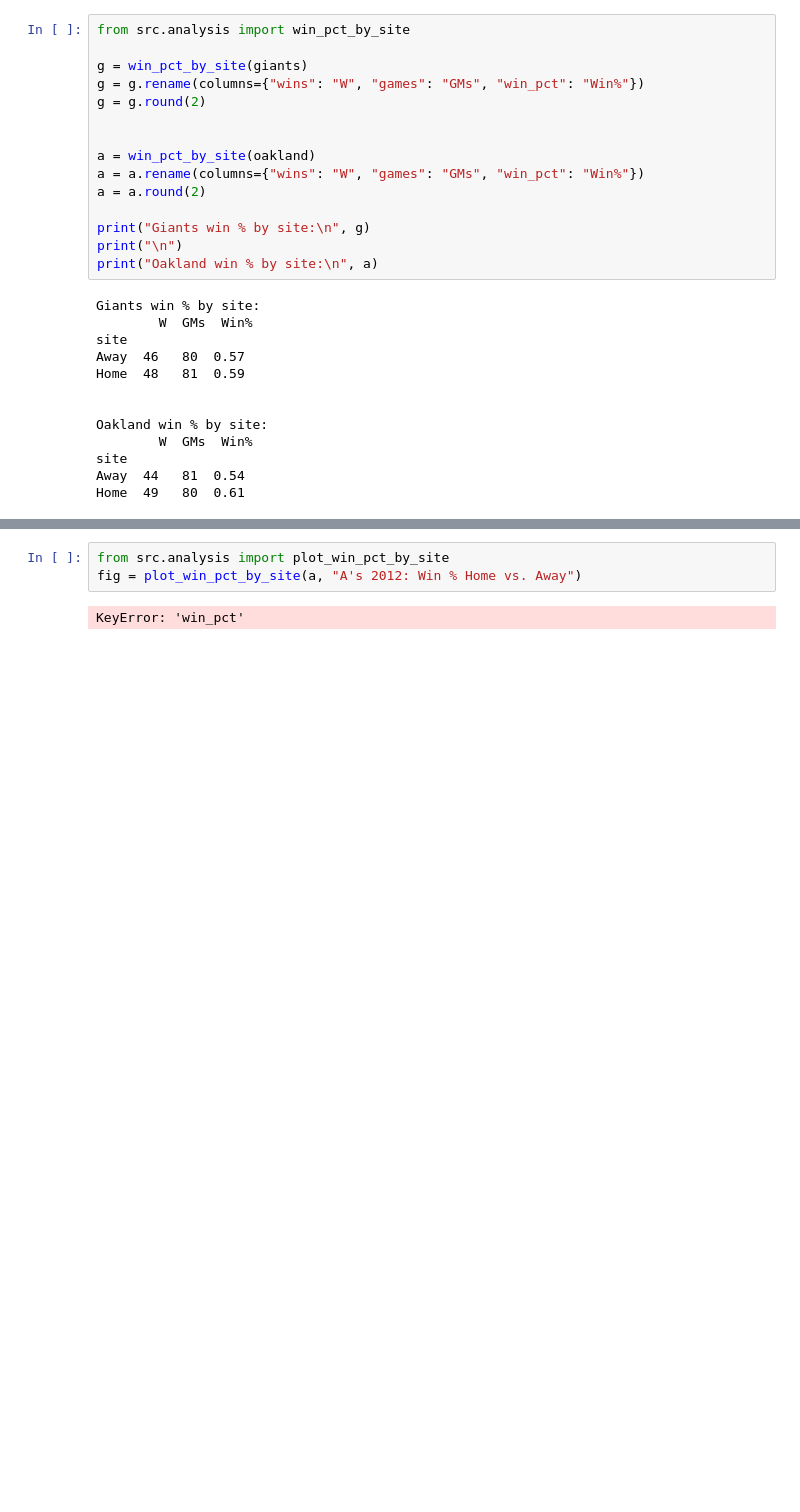
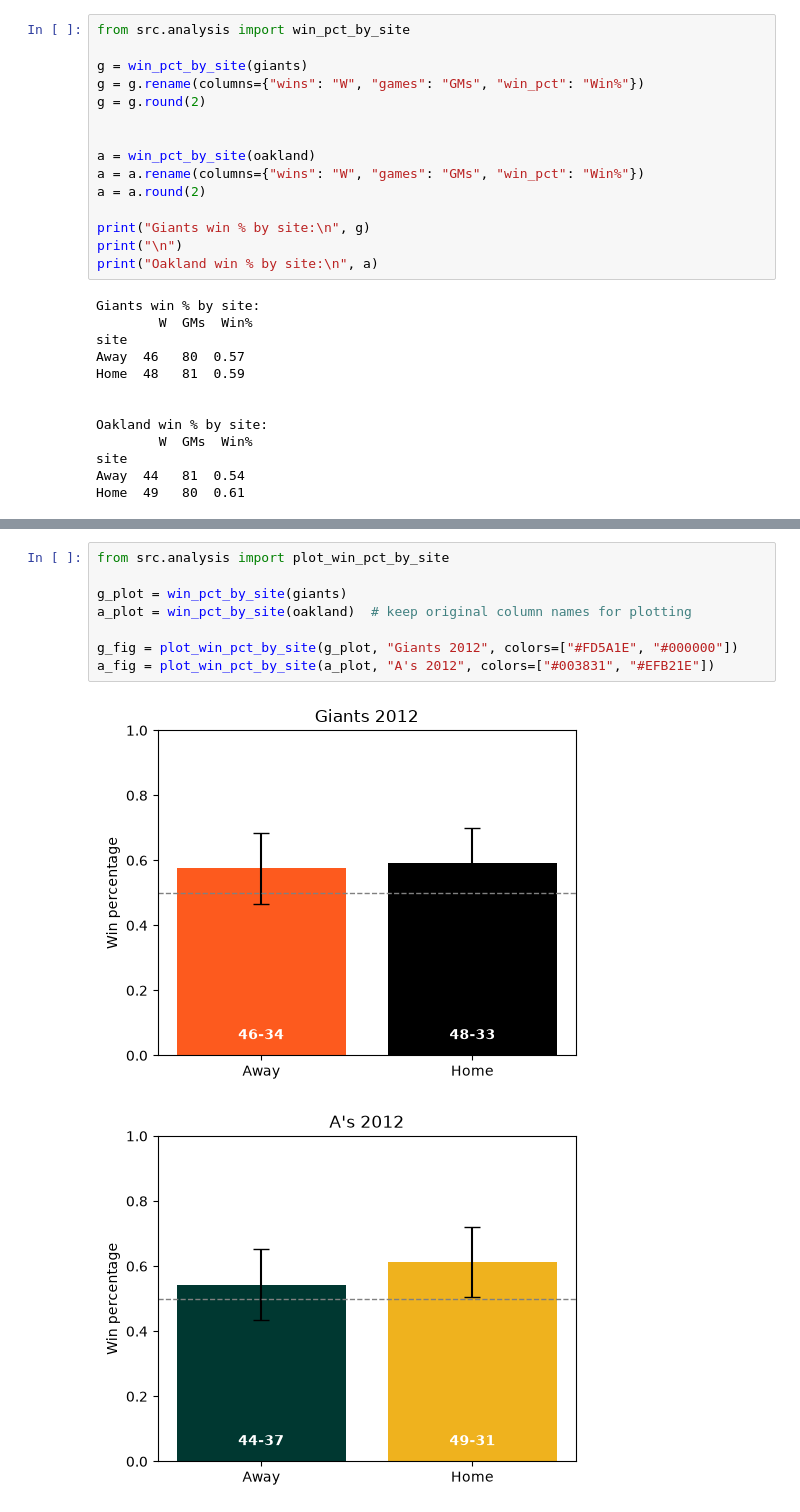
Before and after one commit to alexfranc0/bayareabaseball, a Jupyter notebook: notebooks/01_explore.ipynb, the cells around one changed output, grey strips where cells are left out. Cells and saved outputs as stored; diff of their text form; blank space fills up the shorter version.

```diff
--- a/notebooks/01_explore.ipynb
+++ b/notebooks/01_explore.ipynb
@@ -105,5 +109,11 @@ KeyError: 'wins'
 # %%
 from src.analysis import plot_win_pct_by_site
-fig = plot_win_pct_by_site(a, "A's 2012: Win % Home vs. Away")
+
+g_plot = win_pct_by_site(giants)
+a_plot = win_pct_by_site(oakland)  # keep original column names for plotting
+
+g_fig = plot_win_pct_by_site(g_plot, "Giants 2012", colors=["#FD5A1E", "#000000"])
+a_fig = plot_win_pct_by_site(a_plot, "A's 2012", colors=["#003831", "#EFB21E"])
 # %% [output]
-KeyError: 'win_pct'
+[figure, added]
+[figure, added]
```
Also changed, not shown: parts of 1 cell of this notebook, 1 other file.
